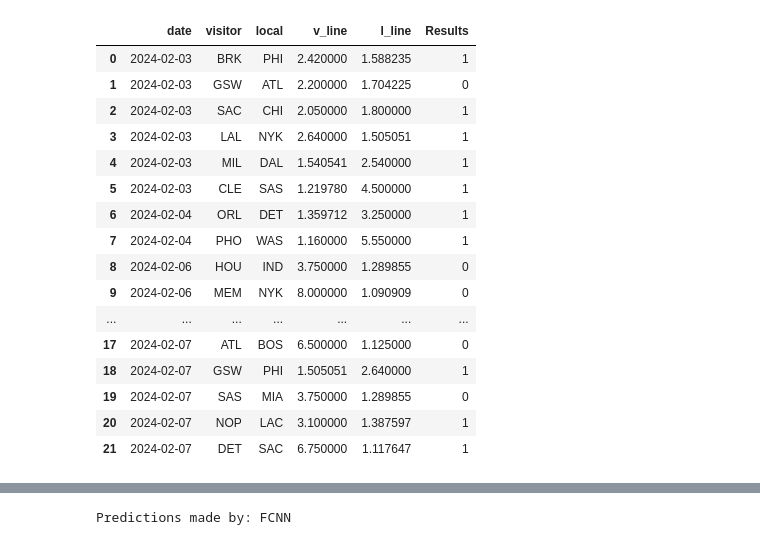
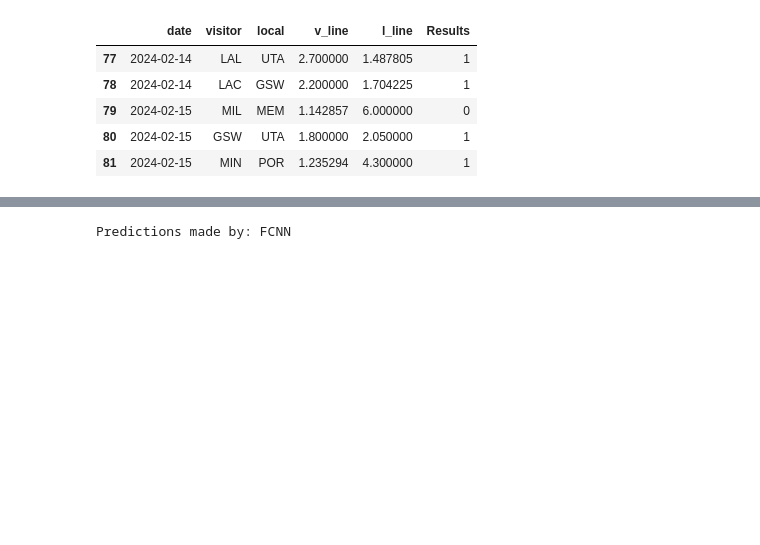
Before and after one commit to marioutiel/TFG, a Jupyter notebook: Predictions/NewModelPredictions.ipynb, the cells around one changed output, grey strips where cells are left out. Saved outputs shown, nothing was run; the diff lists cells and outputs as text; code cells hidden in the pictures; blank space fills up the shorter version.

```diff
--- a/Predictions/NewModelPredictions.ipynb
+++ b/Predictions/NewModelPredictions.ipynb
@@ -12,25 +12,14 @@ Today is: 2024-02-08
 tonight_odds = pd.read_excel('Predictions/games_odds.xlsx', sheet_name='Tonight')
 prev_odds = pd.read_excel('Predictions/games_odds.xlsx', sheet_name='Previous')
 # %%
-prev_odds
+prev_odds.tail()
 # %% [output]
 |  | date | visitor | local | v_line | l_line | Results |
-| 0 | 2024-02-03 | BRK | PHI | 2.420000 | 1.588235 | 1 |
-| 1 | 2024-02-03 | GSW | ATL | 2.200000 | 1.704225 | 0 |
-| 2 | 2024-02-03 | SAC | CHI | 2.050000 | 1.800000 | 1 |
-| 3 | 2024-02-03 | LAL | NYK | 2.640000 | 1.505051 | 1 |
-| 4 | 2024-02-03 | MIL | DAL | 1.540541 | 2.540000 | 1 |
-| 5 | 2024-02-03 | CLE | SAS | 1.219780 | 4.500000 | 1 |
-| 6 | 2024-02-04 | ORL | DET | 1.359712 | 3.250000 | 1 |
-| 7 | 2024-02-04 | PHO | WAS | 1.160000 | 5.550000 | 1 |
-| 8 | 2024-02-06 | HOU | IND | 3.750000 | 1.289855 | 0 |
-| 9 | 2024-02-06 | MEM | NYK | 8.000000 | 1.090909 | 0 |
-| ... | ... | ... | ... | ... | ... | ... |
-| 17 | 2024-02-07 | ATL | BOS | 6.500000 | 1.125000 | 0 |
-| 18 | 2024-02-07 | GSW | PHI | 1.505051 | 2.640000 | 1 |
-| 19 | 2024-02-07 | SAS | MIA | 3.750000 | 1.289855 | 0 |
-| 20 | 2024-02-07 | NOP | LAC | 3.100000 | 1.387597 | 1 |
-| 21 | 2024-02-07 | DET | SAC | 6.750000 | 1.117647 | 1 |
+| 77 | 2024-02-14 | LAL | UTA | 2.700000 | 1.487805 | 1 |
+| 78 | 2024-02-14 | LAC | GSW | 2.200000 | 1.704225 | 1 |
+| 79 | 2024-02-15 | MIL | MEM | 1.142857 | 6.000000 | 0 |
+| 80 | 2024-02-15 | GSW | UTA | 1.800000 | 2.050000 | 1 |
+| 81 | 2024-02-15 | MIN | POR | 1.235294 | 4.300000 | 1 |
 # %%
 games_to_pred = []
 teams, opps = prev_odds['visitor'], prev_odds['local']
```
Also changed, not shown: parts of 4 cells of this notebook, 10 other files.
